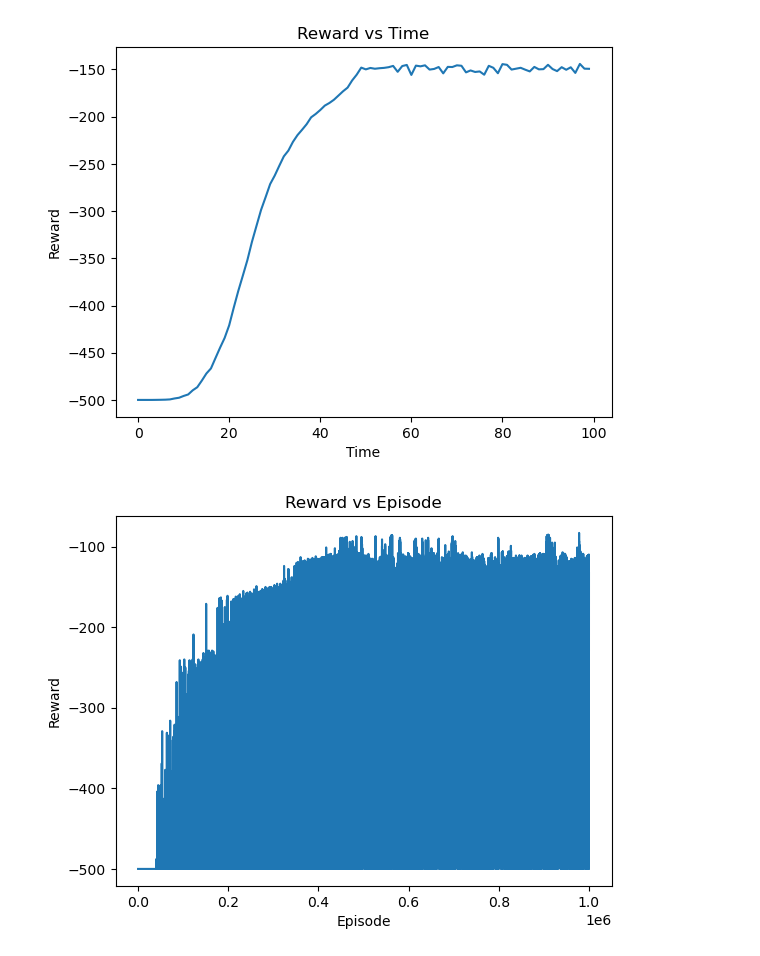
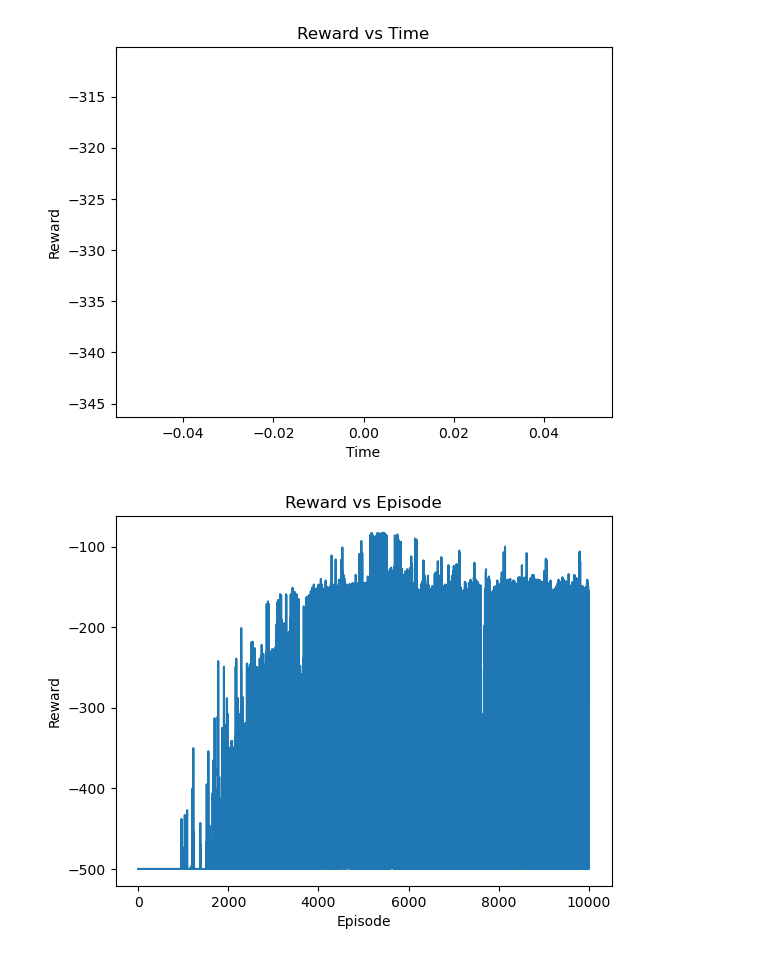
Before and after one commit to nicoandreoli2000/obligatorio-ia, a Jupyter notebook: MountainCar/mountaincar.ipynb, the cells around one changed output. Cells and saved outputs as stored; diff of their text form; code cells hidden in the pictures.

Commit message:
feat: added test

```diff
--- a/MountainCar/mountaincar.ipynb
+++ b/MountainCar/mountaincar.ipynb
@@ -5,10 +5,14 @@ import matplotlib.pyplot as plot
 # %%
 env = MountainCarEnv(render_mode="rbg_array")
 # %%
-pos_space = np.linspace(env.min_position, env.max_position, 20)
-vel_space = np.linspace(-env.max_speed, env.max_speed, 20)
+# Global vars
+
+pos_space = np.linspace(env.min_position, env.max_position, 10)
+vel_space = np.linspace(-env.max_speed, env.max_speed, 10)
 Q = np.zeros((len(pos_space), len(vel_space), env.action_space.n))
 # %%
+# Functions
+
 def epsilon_greedy_policy(state, Q, epsilon):
     explore = np.random.binomial(1, epsilon)
     if explore:
@@ -23,7 +27,7 @@ def get_state(obs):
     vel_bin = np.digitize(vel, vel_space)
     return pos_bin, vel_bin
 
-def run_mountain_car(Q, epsilon, alpha, gamma):
+def run_mountain_car(Q, epsilon, alpha, gamma, test=False):
     done = False
     totalReward = 0
     obs = env.reset()
@@ -33,12 +37,15 @@ def run_mountain_car(Q, epsilon, alpha, gamma):
         obs, reward, done, _ = env.step(action)
         totalReward += reward
         newState = get_state(obs)
-        delta = alpha * (reward + gamma * np.max(Q[newState[0], newState[1]]) - Q[state[0], state[1], action])
-        Q[state[0], state[1], action] += delta
+        if not test:
+            delta = alpha * (reward + gamma * np.max(Q[newState[0], newState[1]]) - Q[state[0], state[1], action])
+            Q[state[0], state[1], action] += delta
         state = newState
     return totalReward
 # %%
-numOfEpisodes = 1000000
+# Training
+
+numOfEpisodes = 10000
 printInterval = 1000
 
 epsilon=1
@@ -80,5 +80,7 @@ Episode 1000000 out of 1000000; Reward -133.0; Epsilon 0.009998000012919683
 # %%
-continuousInterval = 10000
+# Training plots
+
+continuousInterval = 20000
 avgRewards = np.zeros((int)(numOfEpisodes/continuousInterval))
 avgQ = np.zeros((int)(numOfEpisodes/continuousInterval))
 
@@ -92,32 +94,32 @@ for i in range(numOfEpisodes):
 
 plot.plot(avgRewards)
 plot.xlabel("Time")
 plot.ylabel("Reward")
 plot.title("Reward vs Time")
 plot.show()
 plot.close()
 
 plot.plot(totalRewards)
 plot.xlabel("Episode")
 plot.ylabel("Reward")
 plot.title("Reward vs Episode")
 plot.show()
 plot.close()
 
 
 plot.plot(avgQ)
 plot.xlabel("Q")
 plot.ylabel("Time")
 plot.title("Q vs Time")
 plot.show()
 plot.close()
 
 plot.plot(totalQ)
 plot.xlabel("Episode")
 plot.ylabel("Q")
 plot.title("Q vs Episode")
 plot.show()
 plot.close()
 # %% [output]
-[figure, old version]
+[figure, new version]
-[figure, old version]
+[figure, new version]
```
Also changed, not shown: parts of 4 cells of this notebook, 1 other file.
